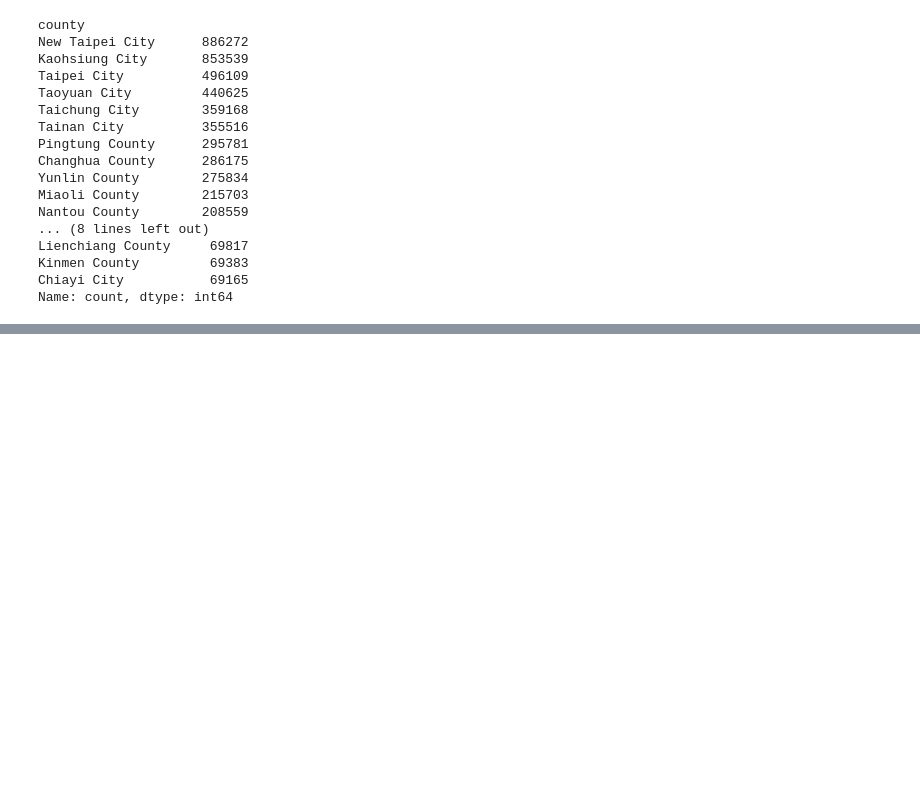
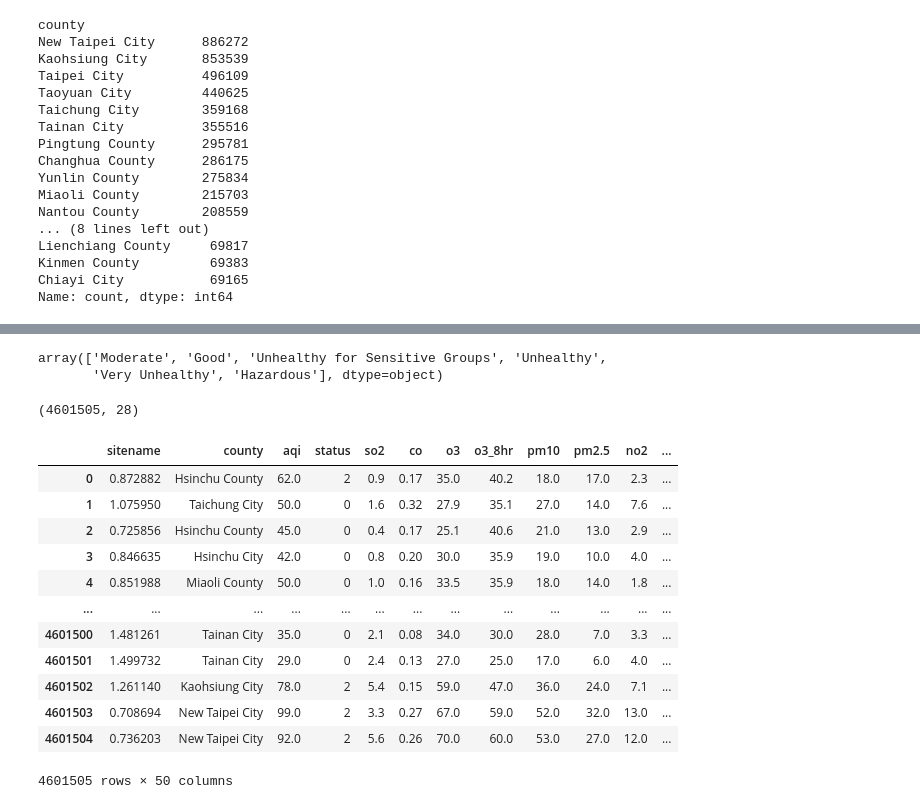
Before and after one commit to MateusVasc/projeto-ml, a Jupyter notebook: preprocessing.ipynb, the cells around one changed output, grey strips where cells are left out. Cells and saved outputs as stored; diff of their text form; code cells hidden in the pictures; blank space fills up the shorter version.

Commit message:
feat: adds all preprocessing script

```diff
--- a/preprocessing.ipynb
+++ b/preprocessing.ipynb
@@ -230,0 +452,41 @@ Name: count, dtype: int64
+# %%
+air_df['status'].unique()
+# %% [output]
+array(['Moderate', 'Good', 'Unhealthy for Sensitive Groups', 'Unhealthy',
+       'Very Unhealthy', 'Hazardous'], dtype=object)
+# %%
+air_df.shape
+# %% [output]
+(4601505, 28)
+# %%
+from sklearn.preprocessing import LabelEncoder, OneHotEncoder
+import category_encoders as ce
+
+air_df.reset_index(drop=True, inplace=True)
+
+label_encoder = LabelEncoder()
+air_df['status'] = label_encoder.fit_transform(air_df['status'])
+
+one_hot_encoder = OneHotEncoder(sparse_output=False)
+one_hot_encoded = one_hot_encoder.fit_transform(air_df[['county']])
+one_hot_encoded_df = pd.DataFrame(one_hot_encoded, columns=one_hot_encoder.get_feature_names_out(['county']))
+air_df = pd.concat([air_df, one_hot_encoded_df], axis=1)
+
+target_encoder = ce.TargetEncoder(cols=['sitename'])
+air_df['sitename'] = target_encoder.fit_transform(air_df['sitename'], air_df['status'])
+# %%
+air_df
+# %% [output]
+|  | sitename | county | aqi | status | so2 | co | o3 | o3_8hr | pm10 | pm2.5 | no2 | ... |
+| 0 | 0.872882 | Hsinchu County | 62.0 | 2 | 0.9 | 0.17 | 35.0 | 40.2 | 18.0 | 17.0 | 2.3 | ... |
+| 1 | 1.075950 | Taichung City | 50.0 | 0 | 1.6 | 0.32 | 27.9 | 35.1 | 27.0 | 14.0 | 7.6 | ... |
+| 2 | 0.725856 | Hsinchu County | 45.0 | 0 | 0.4 | 0.17 | 25.1 | 40.6 | 21.0 | 13.0 | 2.9 | ... |
+| 3 | 0.846635 | Hsinchu City | 42.0 | 0 | 0.8 | 0.20 | 30.0 | 35.9 | 19.0 | 10.0 | 4.0 | ... |
+| 4 | 0.851988 | Miaoli County | 50.0 | 0 | 1.0 | 0.16 | 33.5 | 35.9 | 18.0 | 14.0 | 1.8 | ... |
+| ... | ... | ... | ... | ... | ... | ... | ... | ... | ... | ... | ... | ... |
+| 4601500 | 1.481261 | Tainan City | 35.0 | 0 | 2.1 | 0.08 | 34.0 | 30.0 | 28.0 | 7.0 | 3.3 | ... |
+| 4601501 | 1.499732 | Tainan City | 29.0 | 0 | 2.4 | 0.13 | 27.0 | 25.0 | 17.0 | 6.0 | 4.0 | ... |
+| 4601502 | 1.261140 | Kaohsiung City | 78.0 | 2 | 5.4 | 0.15 | 59.0 | 47.0 | 36.0 | 24.0 | 7.1 | ... |
+| 4601503 | 0.708694 | New Taipei City | 99.0 | 2 | 3.3 | 0.27 | 67.0 | 59.0 | 52.0 | 32.0 | 13.0 | ... |
+| 4601504 | 0.736203 | New Taipei City | 92.0 | 2 | 5.6 | 0.26 | 70.0 | 60.0 | 53.0 | 27.0 | 12.0 | ... |
+4601505 rows × 50 columns
```
Also changed, not shown: parts of 28 cells of this notebook, 1 other file.
